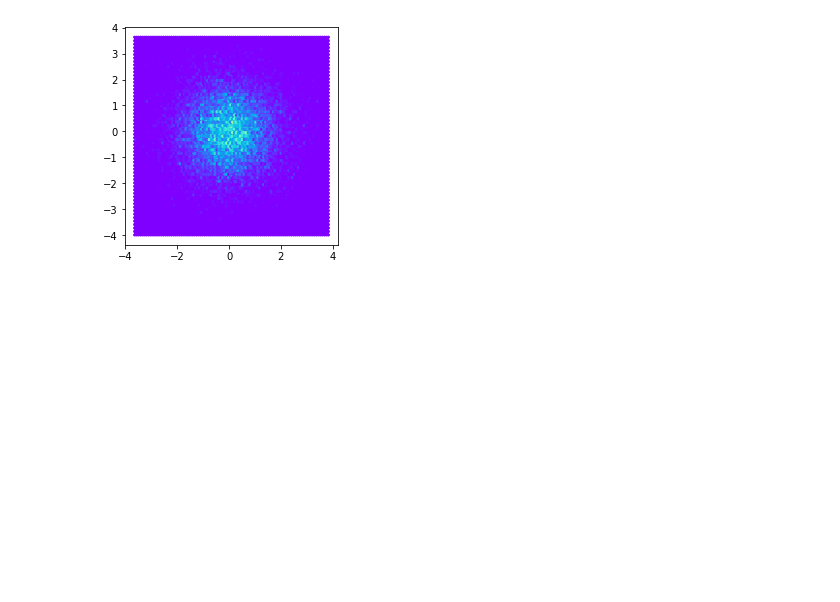
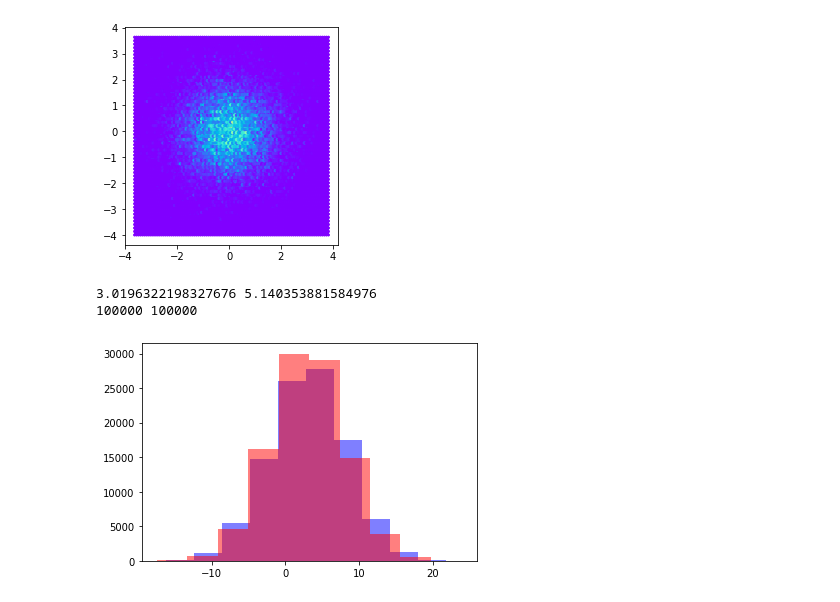
Before and after one commit to miguelverdugo/astromodels, a Jupyter notebook: notebooks/metropolis_hasting.ipynb, the cells around one changed output. Cells and saved outputs as stored; diff of their text form; code cells hidden in the pictures; blank space fills up the shorter version.

Commit message:
random generators

```diff
--- a/notebooks/metropolis_hasting.ipynb
+++ b/notebooks/metropolis_hasting.ipynb
@@ -109,3 +109,40 @@ plt.show()
 # %% [output]
 -3.996141825022952 3.8360921499806633
 [figure]
+# %%
+def uniform_proposal(x, delta=2.0):
+    return np.random.uniform(x - delta, x + delta)
+
+def metropolis_sampler(p, nsamples, proposal=uniform_proposal):
+    x = 1 # start somewhere
+
+    for i in range(nsamples):
+        trial = proposal(x) # random neighbour from the proposal distribution
+        acceptance = p(trial)/p(x)
+
+        # accept the move conditionally
+        if np.random.uniform() < acceptance:
+            x = trial
+
+        yield x
+# %%
+def gaussian(x, mu, sigma):
+    return 1./sigma/np.sqrt(2*np.pi)*np.exp(-((x-mu)**2)/2./sigma/sigma)
+# %%
+N = 100000
+
+p = lambda x: gaussian(x, 3, 5)
+
+samples = list(metropolis_sampler(p, N))
+hist(samples, alpha=0.5, color="blue")
+print(np.mean(samples), np.std(samples))
+
+np_samples = np.random.normal(loc=3, scale=5, size=N)
+
+hist(np_samples, alpha=0.5, color="red")
+
+print(len(samples), len(np_samples))
+# %% [output]
+3.0196322198327676 5.140353881584976
+100000 100000
+[figure, added]
```
Also changed, not shown: parts of 2 cells of this notebook, 3 other files.
